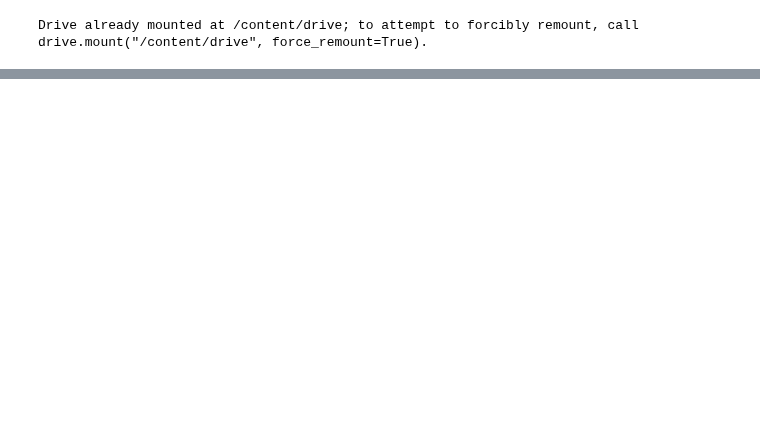
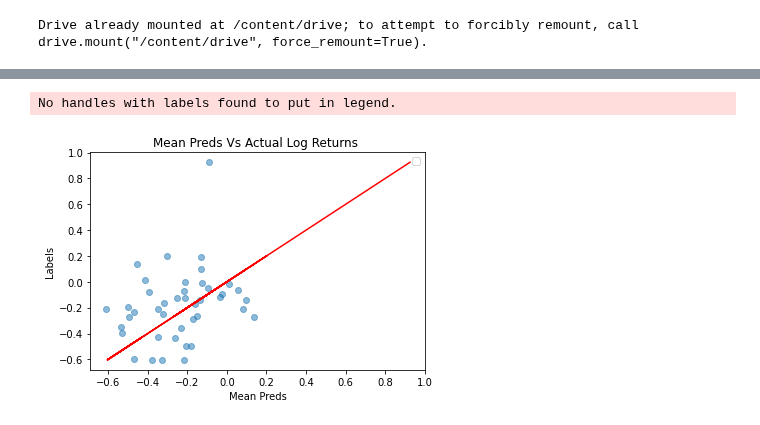
Before and after one commit to apof/Master-Thesis-----Deep-Kernel-Learning-and-Neural-Processes--combining-GPs-with-DL, a Jupyter notebook: Deep_Kernel_Learning.ipynb, the cells around one changed output, grey strips where cells are left out. Cells and saved outputs as stored; diff of their text form; code cells hidden in the pictures; blank space fills up the shorter version.

```diff
--- a/Deep_Kernel_Learning.ipynb
+++ b/Deep_Kernel_Learning.ipynb
@@ -499,0 +476,12 @@ Root Mean Squared Error : 0.062469715468560096
+# %%
+fig, ax = plt.subplots()
+plt.scatter(pred_means, labels.cpu().detach().numpy(),alpha=0.5)
+plt.plot(labels.cpu().detach().numpy(), labels.cpu().detach().numpy(), c = 'r')
+plt.xlabel('Mean Preds')
+plt.ylabel('Labels')
+plt.title('Mean Preds Vs Actual Log Returns ')
+plt.legend()
+plt.show()
+# %% [output]
+No handles with labels found to put in legend.
+[figure, added]
```
Also changed, not shown: parts of 34 cells of this notebook.
